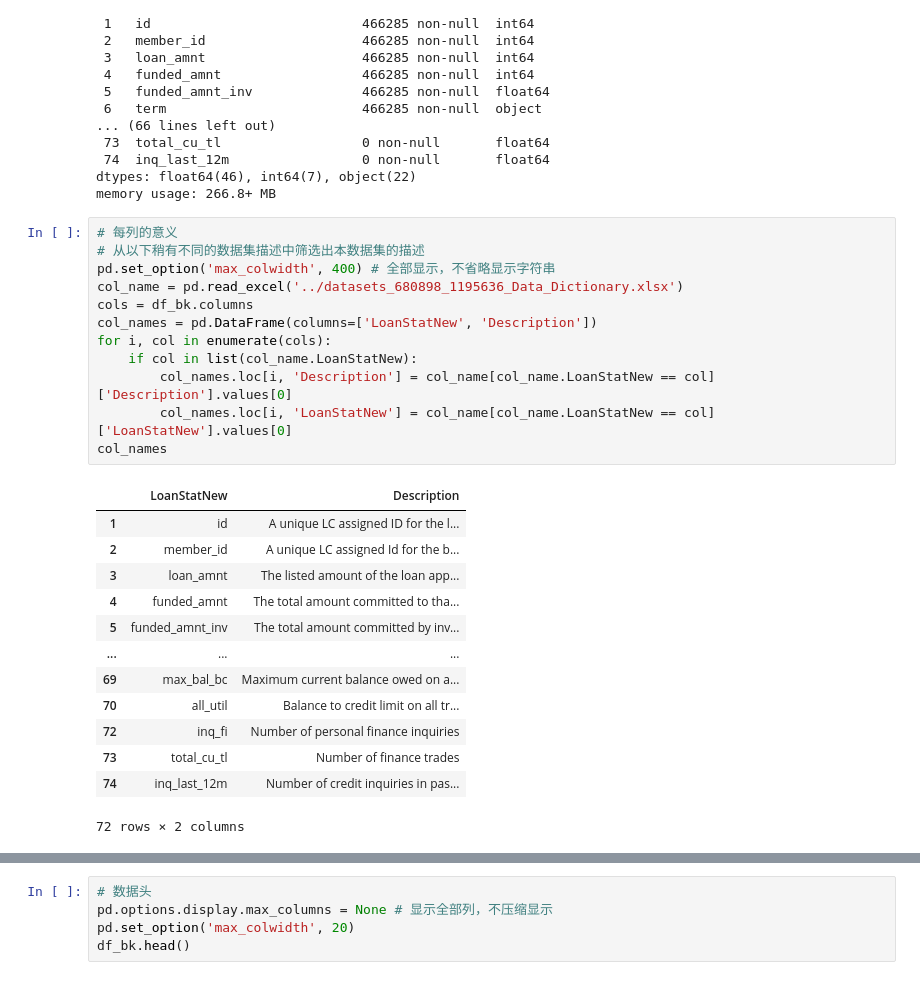
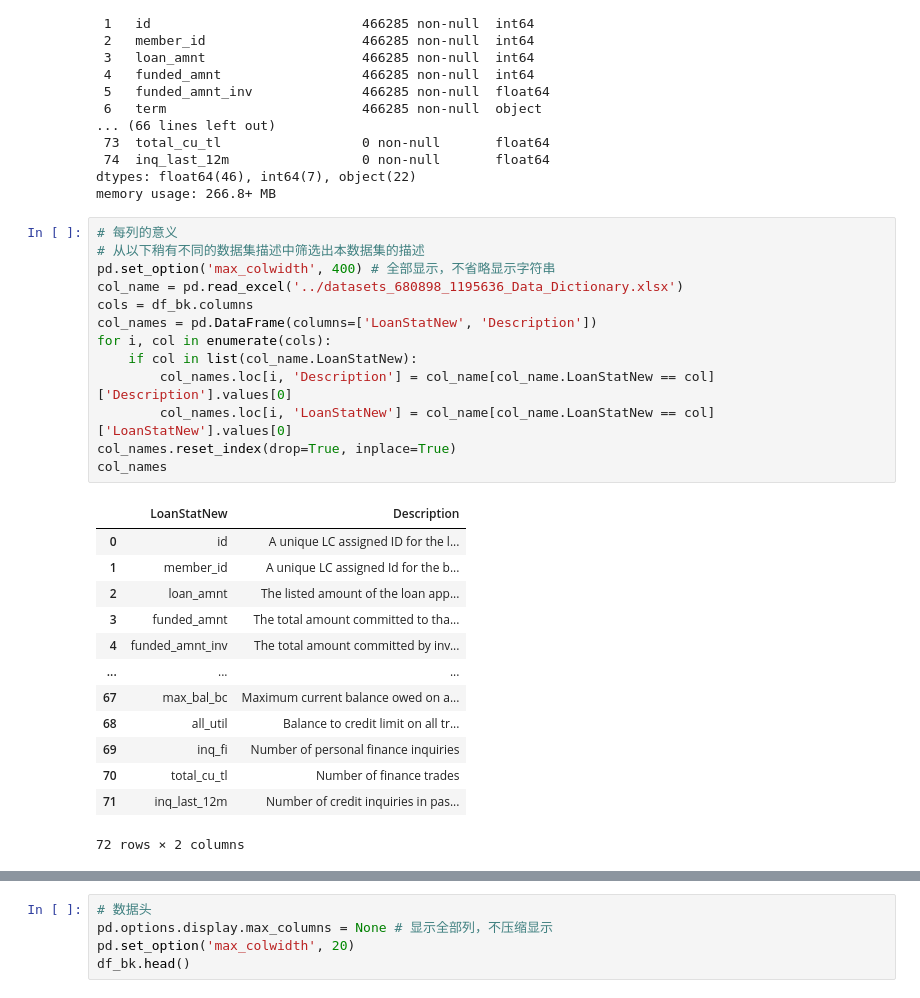
Before and after one commit to GoldenRaven/Lending_Club, a Jupyter notebook: code_my/preprocessing.ipynb, the cells around one changed output, grey strips where cells are left out. Drawn from its saved outputs; the diff is of its cells as text.

```diff
--- a/code_my/preprocessing.ipynb
+++ b/code_my/preprocessing.ipynb
@@ -39,26 +39,27 @@ memory usage: 266.8+ MB
 # %%
 # 每列的意义
 # 从以下稍有不同的数据集描述中筛选出本数据集的描述
 pd.set_option('max_colwidth', 400) # 全部显示，不省略显示字符串
 col_name = pd.read_excel('../datasets_680898_1195636_Data_Dictionary.xlsx')
 cols = df_bk.columns
 col_names = pd.DataFrame(columns=['LoanStatNew', 'Description'])
 for i, col in enumerate(cols):
     if col in list(col_name.LoanStatNew):
         col_names.loc[i, 'Description'] = col_name[col_name.LoanStatNew == col]['Description'].values[0]
         col_names.loc[i, 'LoanStatNew'] = col_name[col_name.LoanStatNew == col]['LoanStatNew'].values[0]
+col_names.reset_index(drop=True, inplace=True)
 col_names
 # %% [output]
 |  | LoanStatNew | Description |
-| 1 | id | A unique LC assigned ID for the l... |
-| 2 | member_id | A unique LC assigned Id for the b... |
-| 3 | loan_amnt | The listed amount of the loan app... |
-| 4 | funded_amnt | The total amount committed to tha... |
-| 5 | funded_amnt_inv | The total amount committed by inv... |
+| 0 | id | A unique LC assigned ID for the l... |
+| 1 | member_id | A unique LC assigned Id for the b... |
+| 2 | loan_amnt | The listed amount of the loan app... |
+| 3 | funded_amnt | The total amount committed to tha... |
+| 4 | funded_amnt_inv | The total amount committed by inv... |
 | ... | ... | ... |
-| 69 | max_bal_bc | Maximum current balance owed on a... |
-| 70 | all_util | Balance to credit limit on all tr... |
-| 72 | inq_fi | Number of personal finance inquiries |
-| 73 | total_cu_tl | Number of finance trades |
-| 74 | inq_last_12m | Number of credit inquiries in pas... |
+| 67 | max_bal_bc | Maximum current balance owed on a... |
+| 68 | all_util | Balance to credit limit on all tr... |
+| 69 | inq_fi | Number of personal finance inquiries |
+| 70 | total_cu_tl | Number of finance trades |
+| 71 | inq_last_12m | Number of credit inquiries in pas... |
 72 rows × 2 columns
```
Also changed, not shown: parts of 54 cells of this notebook, 3 other files.
